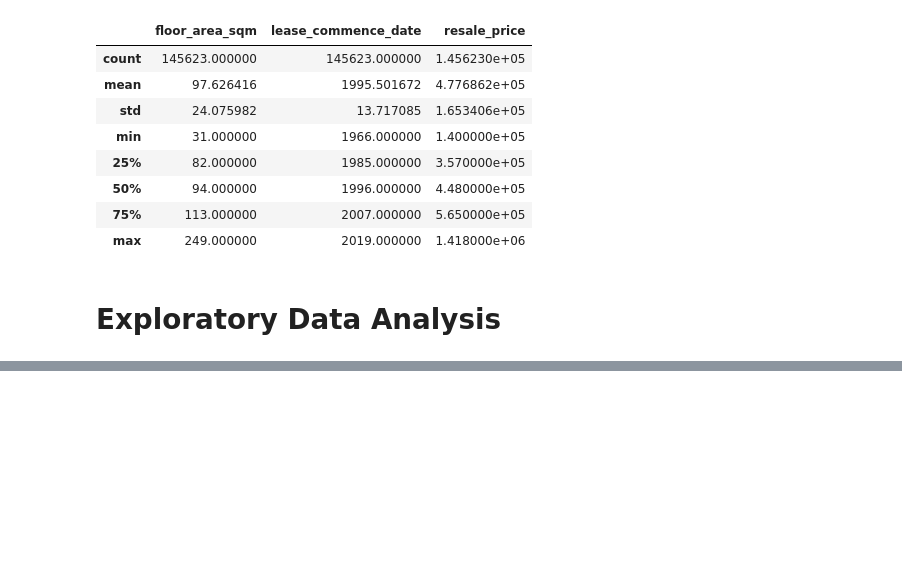
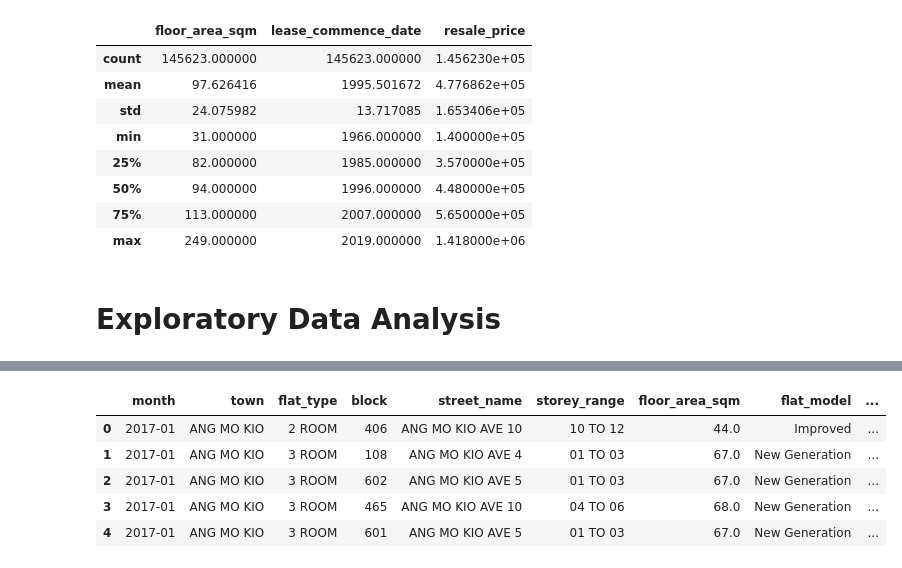
Before and after one commit to erlynnehazey/is424_hbd-resale-value, a Jupyter notebook: hdb_resale_prices_eda.ipynb, the cells around one changed output, grey strips where cells are left out. Cells and saved outputs as stored; diff of their text form; code cells hidden in the pictures; blank space fills up the shorter version.

```diff
--- a/hdb_resale_prices_eda.ipynb
+++ b/hdb_resale_prices_eda.ipynb
@@ -186,0 +221,7 @@ import matplotlib.pyplot as plt
+# %%
+# get Singapore's Consumer Price Index (CPI) for all items and housing & utilities from 2017 to 2023
+valid_rows = [10,11,14]
+cpi_df = pd.read_csv("cpi-2012-to-2022.csv", skiprows=lambda x: x not in valid_rows, index_col=0)
+
+cpi_df = cpi_df.transpose()
+cpi_df
@@ -186,0 +241,16 @@ import matplotlib.pyplot as plt
+# %%
+# convert datetime index to year
+cpi_df.index = pd.DatetimeIndex(cpi_df.index).year
+# %%
+# add new column to hdb_resale_prices dataframe to store consumer price index for housing and utilities of corresponding year
+latest_year = 2022
+hdb_resale_prices['cpi_multiplier'] = hdb_resale_prices["month"].apply(lambda x: cpi_df["Housing & Utilities"].loc[min(int(x.split("-")[0]), latest_year)] / 100)
+
+hdb_resale_prices.head()
+# %% [output]
+|  | month | town | flat_type | block | street_name | storey_range | floor_area_sqm | flat_model | ... |
+| 0 | 2017-01 | ANG MO KIO | 2 ROOM | 406 | ANG MO KIO AVE 10 | 10 TO 12 | 44.0 | Improved | ... |
+| 1 | 2017-01 | ANG MO KIO | 3 ROOM | 108 | ANG MO KIO AVE 4 | 01 TO 03 | 67.0 | New Generation | ... |
+| 2 | 2017-01 | ANG MO KIO | 3 ROOM | 602 | ANG MO KIO AVE 5 | 01 TO 03 | 67.0 | New Generation | ... |
+| 3 | 2017-01 | ANG MO KIO | 3 ROOM | 465 | ANG MO KIO AVE 10 | 04 TO 06 | 68.0 | New Generation | ... |
+| 4 | 2017-01 | ANG MO KIO | 3 ROOM | 601 | ANG MO KIO AVE 5 | 01 TO 03 | 67.0 | New Generation | ... |
```
Also changed, not shown: parts of 11 cells of this notebook.
